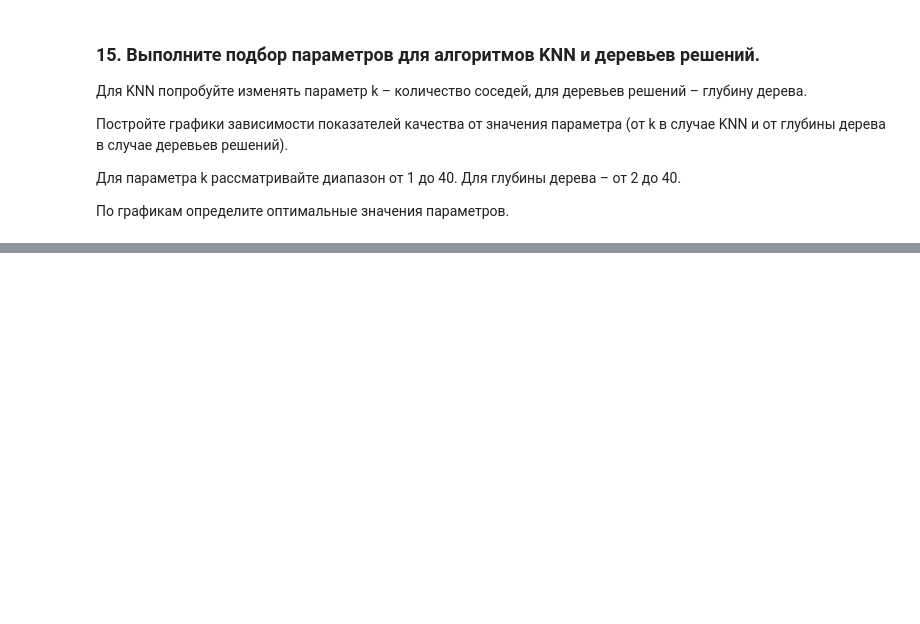
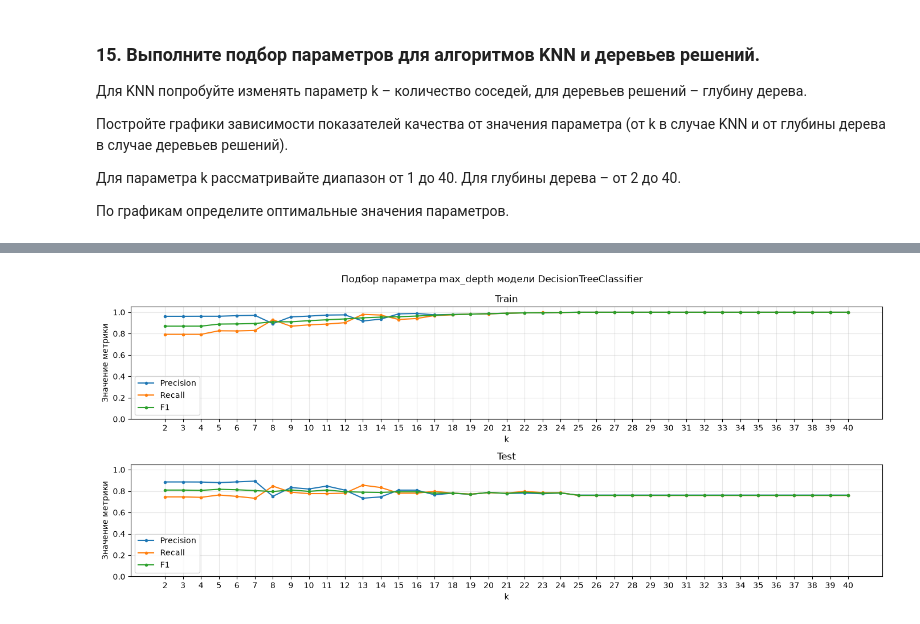
Before and after one commit to vl4xd/pstu-data-analysis-technologies, a Jupyter notebook: lab_work_7/solution.ipynb, the cells around one changed output, grey strips where cells are left out. Saved outputs shown, nothing was run; the diff lists cells and outputs as text; code cells hidden in the pictures; blank space fills up the shorter version.

```diff
--- a/lab_work_7/solution.ipynb
+++ b/lab_work_7/solution.ipynb
@@ -583,0 +649,40 @@ print(json.dumps(reports, indent=4))
+# %%
+dtc_d_search = {'d': [],
+    'precision_train': [], 'recall_train': [], 'f1_train': [],
+    'precision_test': [], 'recall_test': [], 'f1_test': [],
+    }
+for d in range(2, 41):
+    model = DecisionTreeClassifier(max_depth=d, random_state=RANDOM_STATE)
+    model.fit(X_train_resampled, y_train_resampled)
+    model_y_pred_train = model.predict(X_train_resampled)
+    model_y_pred_test = model.predict(X_test)
+    dtc_d_search['d'].append(d)
+    dtc_d_search['precision_train'].append(precision_score(y_train_resampled, model_y_pred_train))
+    dtc_d_search['recall_train'].append(recall_score(y_train_resampled, model_y_pred_train))
+    dtc_d_search['f1_train'].append(f1_score(y_train_resampled, model_y_pred_train))
+    dtc_d_search['precision_test'].append(precision_score(y_test, model_y_pred_test))
+    dtc_d_search['recall_test'].append(recall_score(y_test, model_y_pred_test))
+    dtc_d_search['f1_test'].append(f1_score(y_test, model_y_pred_test))
+dtc_d_search_df = pd.DataFrame.from_dict(dtc_d_search)
+# %%
+fig, (ax1, ax2) = plt.subplots(2, 1, figsize=(14, 6))
+metrics = ['precision', 'recall', 'f1']
+for metric in metrics:
+    ax1.plot(dtc_d_search_df['d'], dtc_d_search_df[f'{metric}_train'], marker='.', label=metric.capitalize())
+    ax2.plot(dtc_d_search_df['d'], dtc_d_search_df[f'{metric}_test'], marker='.', label=metric.capitalize())
+ax1.set_title('Train')
+ax2.set_title('Test')
+
+for ax in (ax1, ax2):
+    ax.set_xlabel('k')
+    ax.set_xticks(dtc_d_search_df['d'])
+    ax.set_ylabel('Значение метрики')
+    ax.set_ylim(0, 1.05)
+    ax.grid(True, alpha=0.3)
+    ax.legend()
+
+fig.suptitle('Подбор параметра max_depth модели DecisionTreeClassifier')
+plt.tight_layout()
+plt.show()
+# %% [output]
+[figure, added]
```
Also changed, not shown: parts of 4 cells of this notebook, 2 other files.
